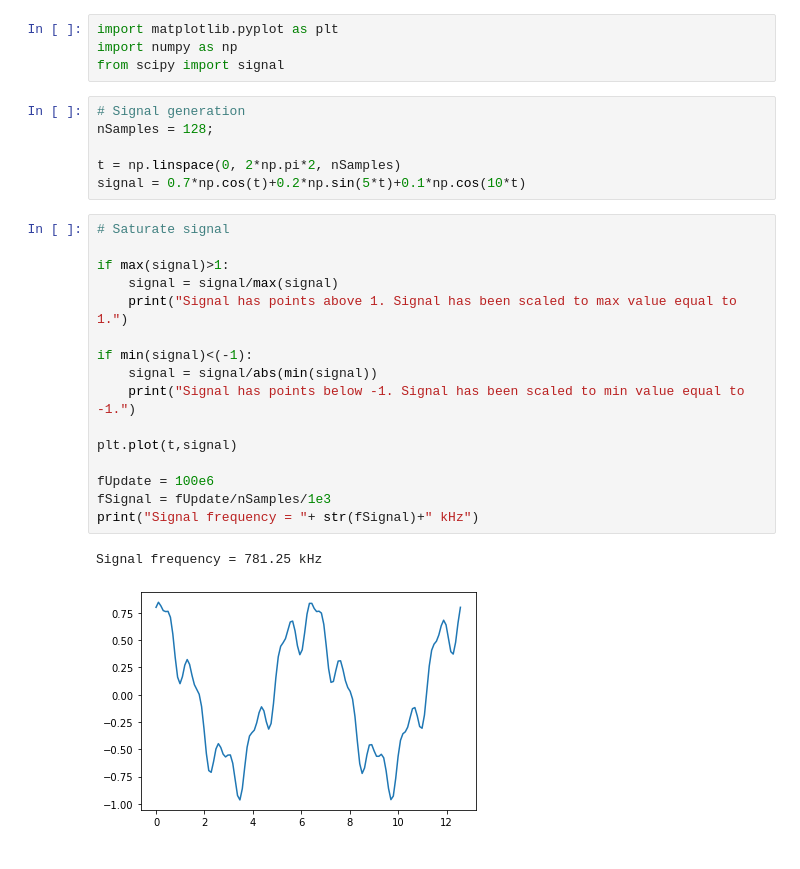
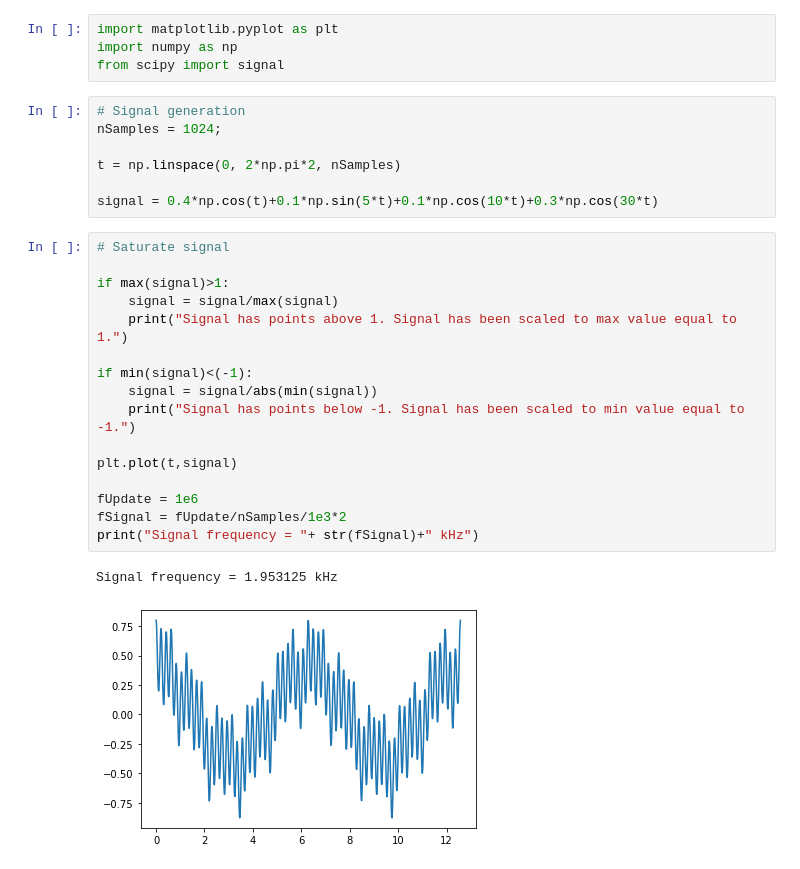
Before and after one commit to controlpaths/eclypsez7, a Jupyter notebook: python/mem_generator.ipynb, the cells around one changed output. Cells and saved outputs as stored; diff of their text form.

```diff
--- a/python/mem_generator.ipynb
+++ b/python/mem_generator.ipynb
@@ -4,29 +4,30 @@ import numpy as np
 from scipy import signal
 # %%
 # Signal generation
-nSamples = 128;
+nSamples = 1024;
 
 t = np.linspace(0, 2*np.pi*2, nSamples)
-signal = 0.7*np.cos(t)+0.2*np.sin(5*t)+0.1*np.cos(10*t)
+
+signal = 0.4*np.cos(t)+0.1*np.sin(5*t)+0.1*np.cos(10*t)+0.3*np.cos(30*t)
 # %%
 # Saturate signal
 
 if max(signal)>1:
     signal = signal/max(signal)
     print("Signal has points above 1. Signal has been scaled to max value equal to 1.")
 
 if min(signal)<(-1):
     signal = signal/abs(min(signal))
     print("Signal has points below -1. Signal has been scaled to min value equal to -1.")
 
 plt.plot(t,signal)
 
-fUpdate = 100e6
-fSignal = fUpdate/nSamples/1e3
+fUpdate = 1e6
+fSignal = fUpdate/nSamples/1e3*2
 print("Signal frequency = "+ str(fSignal)+" kHz")
 # %% [output]
-Signal frequency = 781.25 kHz
+Signal frequency = 1.953125 kHz
-[figure, old version]
+[figure, new version]
 # %%
 # quantificate signal
 nBits = 14
```
Also changed, not shown: parts of 2 cells of this notebook, 27 other files.
